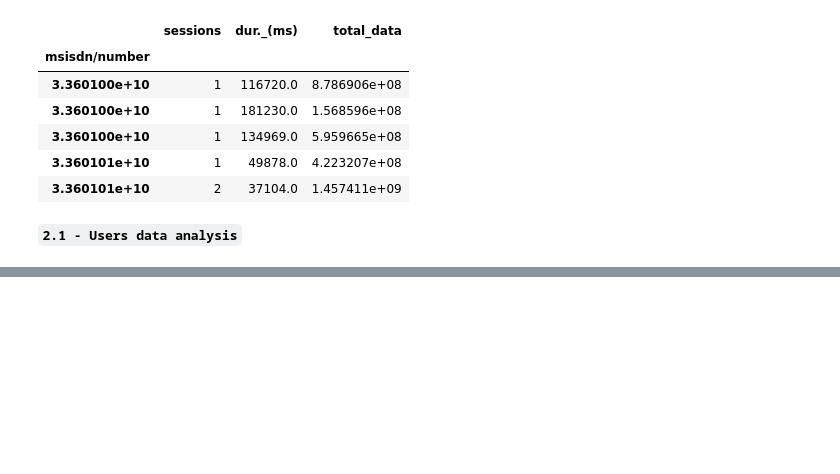
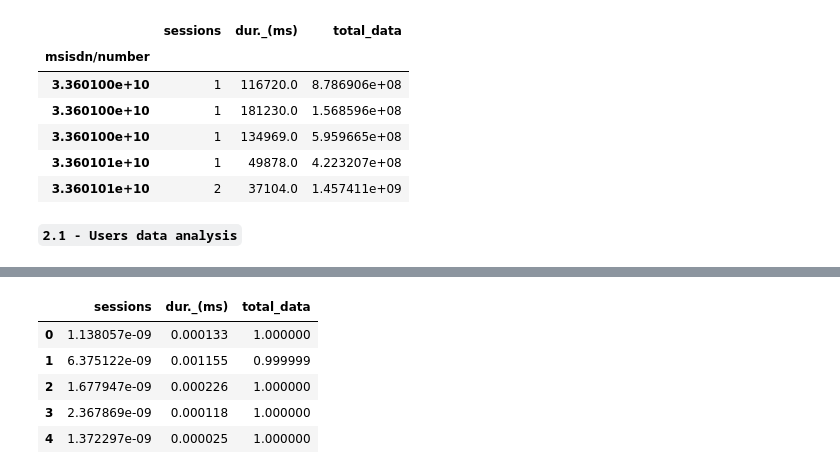
Before and after one commit to HenokD11/Analytics-Telecom-Data, a Jupyter notebook: notebooks/UserEngagement_Task2.ipynb, the cells around one changed output, grey strips where cells are left out. Saved outputs shown, nothing was run; the diff lists cells and outputs as text; code cells hidden in the pictures; blank space fills up the shorter version.

```diff
--- a/notebooks/UserEngagement_Task2.ipynb
+++ b/notebooks/UserEngagement_Task2.ipynb
@@ -263,0 +285,9 @@ engagement.head()
+# %%
+normalized_user_engagement.head()
+# %% [output]
+|  | sessions | dur._(ms) | total_data |
+| 0 | 1.138057e-09 | 0.000133 | 1.000000 |
+| 1 | 6.375122e-09 | 0.001155 | 0.999999 |
+| 2 | 1.677947e-09 | 0.000226 | 1.000000 |
+| 3 | 2.367869e-09 | 0.000118 | 1.000000 |
+| 4 | 1.372297e-09 | 0.000025 | 1.000000 |
```
Also changed, not shown: parts of 7 cells of this notebook.
